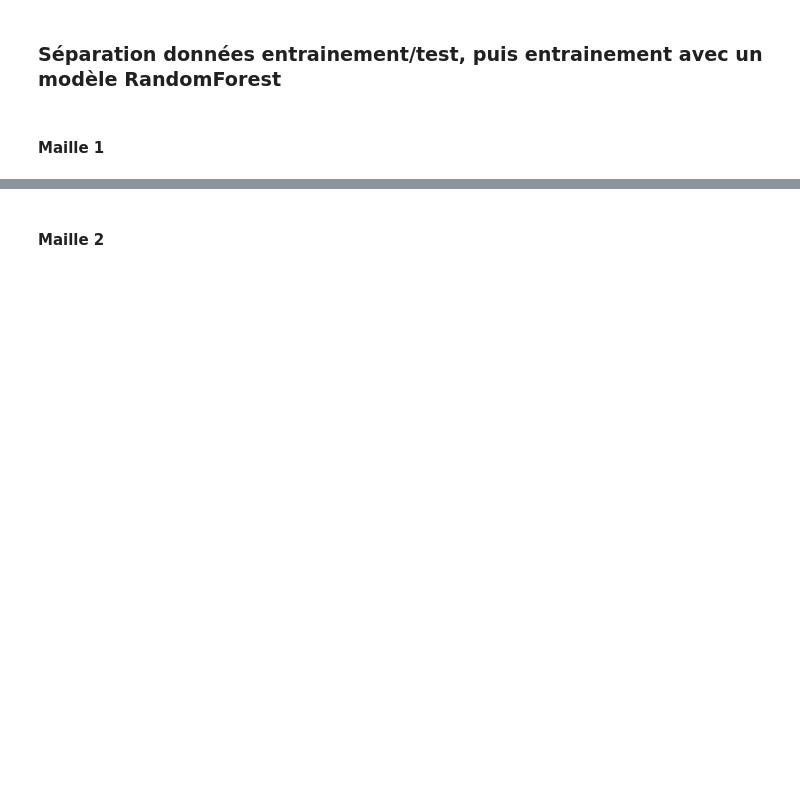
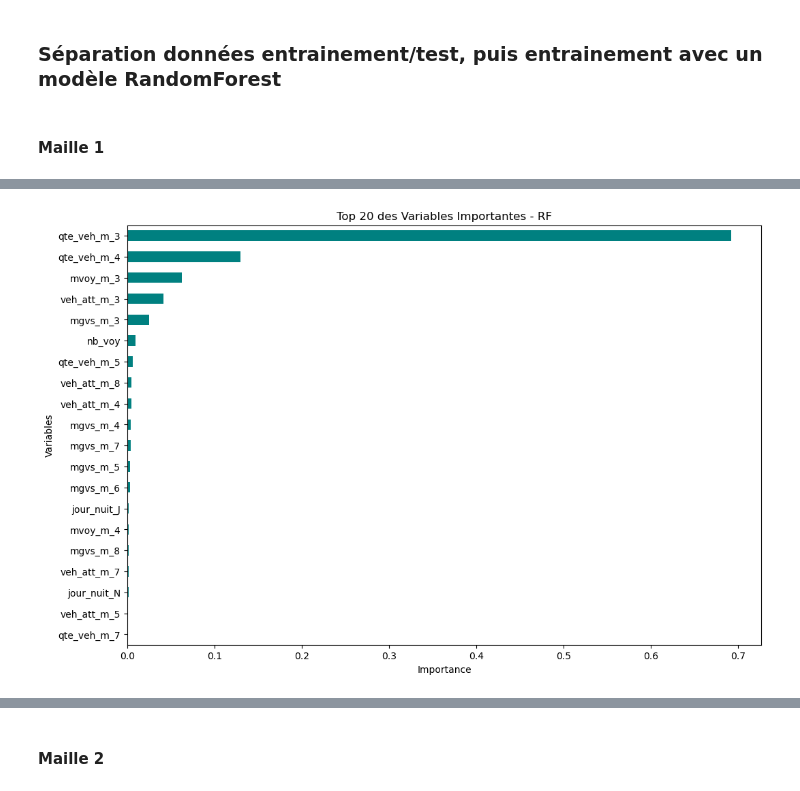
Before and after one commit to corsicaferries/prev_demande, a Jupyter notebook: matrix2.ipynb, the cells around one changed output, grey strips where cells are left out. Saved outputs shown, nothing was run; the diff lists cells and outputs as text; code cells hidden in the pictures; blank space fills up the shorter version.

```diff
--- a/matrix2.ipynb
+++ b/matrix2.ipynb
@@ -244,6 +268,6 @@ df_prepared = new_df_filtred.merge(
 # %%
 # Trier par 'dat_dep', 'cod_lign', 'hor_dep', 'dat_dema'
-df_prepared = df_prepared.sort_values(by=['dat_dep', 'cod_lign', 'hor_dep', 'dat_dema']).reset_index(drop=True)
+df_prepared = df_cleaned.sort_values(by=['dat_dep', 'cod_lign', 'hor_dep', 'dat_dema']).reset_index(drop=True)
 # %% [markdown]
 ### Calcul erreur absolue ###
 # %%
@@ -1090,3 +1022,26 @@ Random Forest (Entraînement) - R² : 0.8394355515060169
+# %%
+# Récupérer les noms des features après transformation
+feature_names = get_feature_names(preprocessor)
+
+# Vérifier que les tailles correspondent
+importances = rf_model_m1.named_steps['regressor'].feature_importances_
+if len(importances) != len(feature_names):
+    print(f"⚠️ Problème de taille : {len(importances)} importances vs {len(feature_names)} features")
+
+# Créer une Series avec les importances
+feature_importances = pd.Series(importances, index=feature_names)
+feature_importances = feature_importances.sort_values(ascending=False)
+
+# 🔹 Afficher les 20 premières variables importantes sous forme de graphique
+plt.figure(figsize=(12, 8))
+feature_importances.head(20).plot(kind='barh', color="teal")
+plt.xlabel("Importance")
+plt.ylabel("Variables")
+plt.title("Top 20 des Variables Importantes - RF")
+plt.gca().invert_yaxis()  # Pour que la variable la plus importante soit en haut
+plt.show()
+# %% [output]
+[figure, added]
 # %%
 # Trier les résultats par erreur absolue décroissante
 results_rf_m1 = results_rf_m1.sort_values(by='err_abs', ascending=False)
```
Also changed, not shown: parts of 32 cells of this notebook.
